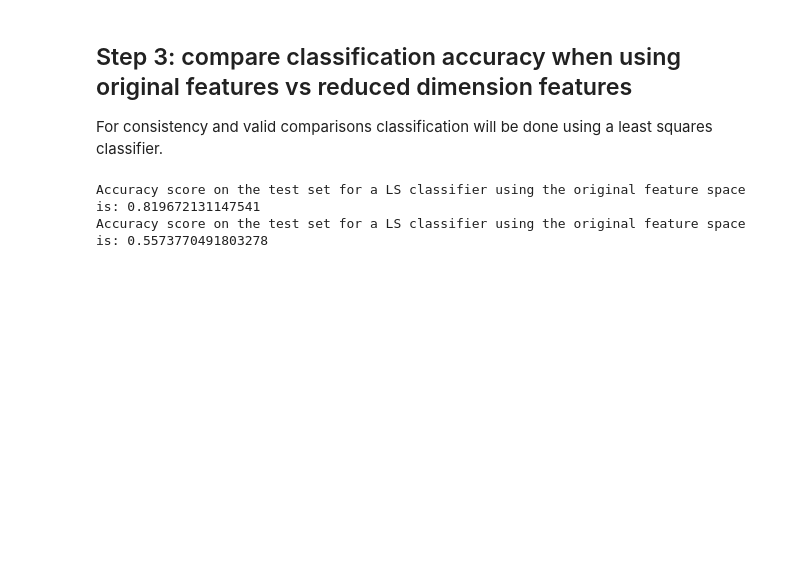
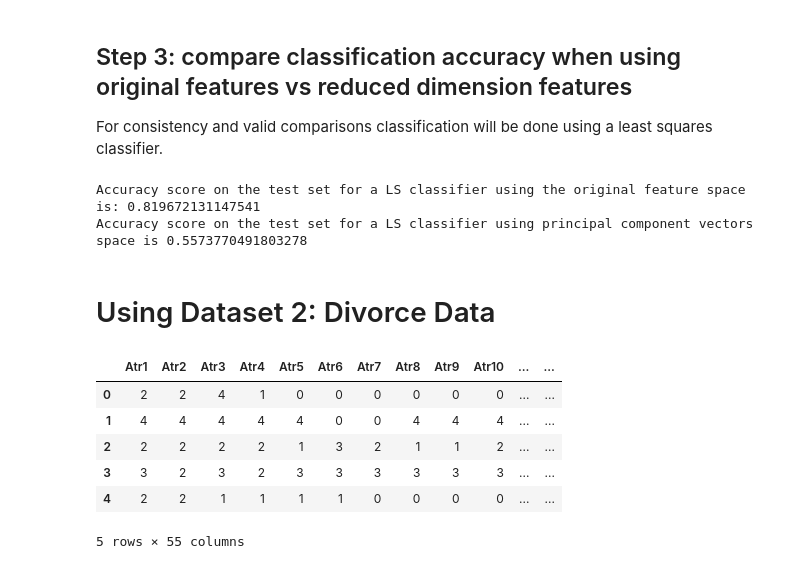
Before and after one commit to RobertoBarrosoLuque/InterpretableDimRed, a Jupyter notebook: InterpretableDimRed/Notebooks/PCA_experiments.ipynb, the cells around one changed output. Drawn from its saved outputs; the diff is of its cells as text; code cells hidden in the pictures; blank space fills up the shorter version.

```diff
--- a/InterpretableDimRed/Notebooks/PCA_experiments.ipynb
+++ b/InterpretableDimRed/Notebooks/PCA_experiments.ipynb
@@ -82,7 +82,20 @@ print("""Accuracy score on the test set for a LS classifier using the original f
 
 X_train_pca, X_test_pca, y_train_pca, y_test_pca = psa.train_test_split_w(pca.components_.T,Y)
 y_predicted_pca = psa.least_squares_classifier(X_train_pca, X_test_pca, y_train_pca.values)
-print("""Accuracy score on the test set for a LS classifier using the original feature space is: {}""".format(accuracy_score(y_test_pca.values, y_predicted_pca)))
+print("""Accuracy score on the test set for a LS classifier using principal component vectors space is {}""".format(accuracy_score(y_test_pca.values, y_predicted_pca)))
 # %% [output]
 Accuracy score on the test set for a LS classifier using the original feature space is: 0.819672131147541
-Accuracy score on the test set for a LS classifier using the original feature space is: 0.5573770491803278
+Accuracy score on the test set for a LS classifier using principal component vectors space is 0.5573770491803278
+# %% [markdown]
+# Using Dataset 2: Divorce Data
+# %%
+divorce_data = pd.read_excel(data_directory + "divorce.xlsx")
+divorce_data.head()
+# %% [output]
+|  | Atr1 | Atr2 | Atr3 | Atr4 | Atr5 | Atr6 | Atr7 | Atr8 | Atr9 | Atr10 | ... | ... |
+| 0 | 2 | 2 | 4 | 1 | 0 | 0 | 0 | 0 | 0 | 0 | ... | ... |
+| 1 | 4 | 4 | 4 | 4 | 4 | 0 | 0 | 4 | 4 | 4 | ... | ... |
+| 2 | 2 | 2 | 2 | 2 | 1 | 3 | 2 | 1 | 1 | 2 | ... | ... |
+| 3 | 3 | 2 | 3 | 2 | 3 | 3 | 3 | 3 | 3 | 3 | ... | ... |
+| 4 | 2 | 2 | 1 | 1 | 1 | 1 | 0 | 0 | 0 | 0 | ... | ... |
+5 rows × 55 columns
```
Also changed, not shown: parts of 8 cells of this notebook.
